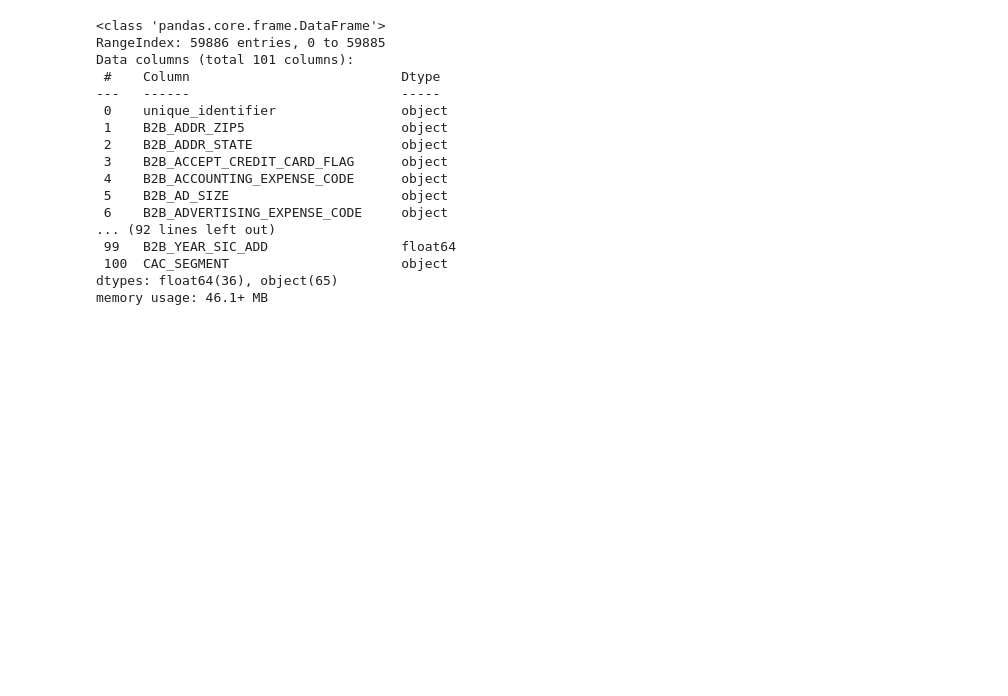
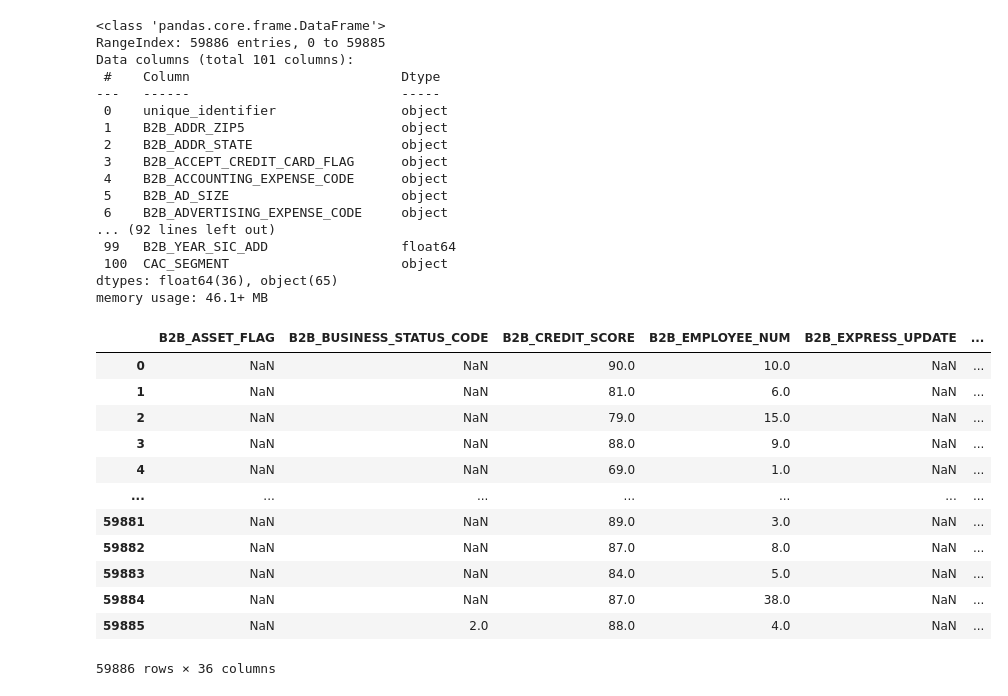
Before and after one commit to ritou344/Data-Project, a Jupyter notebook: Exploratory Data Analysis - Firmographic Dataset.ipynb, the cells around one changed output. Saved outputs shown, nothing was run; the diff lists cells and outputs as text; code cells hidden in the pictures; blank space fills up the shorter version.

```diff
--- a/Exploratory Data Analysis - Firmographic Dataset.ipynb
+++ b/Exploratory Data Analysis - Firmographic Dataset.ipynb
@@ -51,7 +58,7 @@ import seaborn as sns
 #import geopandas
 # %%
 # Import the orginal dataset
-df = pd.read_csv('Clean Data/firmographic_clean_20230314.csv', low_memory=False)
+df = pd.read_csv('Clean Data/firmographic_clean_20230314.csv', low_memory=False, dtype = {'B2B_ADDR_ZIP5':'str'})
 df = df.copy()
 # first 30 records
 df["B2B_ADDR_ZIP5"]=df["B2B_ADDR_ZIP5"].values.astype('str') #Seems that zipcode is wrong type, clean again!
@@ -136,3 +143,22 @@ Data columns (total 101 columns):
  100  CAC_SEGMENT                      object
 dtypes: float64(36), object(65)
 memory usage: 46.1+ MB
+# %%
+numerics = ['int16', 'int32', 'int64', 'float16', 'float32', 'float64']
+
+newdf = df.select_dtypes(include=numerics)
+newdf
+# %% [output]
+|  | B2B_ASSET_FLAG | B2B_BUSINESS_STATUS_CODE | B2B_CREDIT_SCORE | B2B_EMPLOYEE_NUM | B2B_EXPRESS_UPDATE | ... |
+| 0 | NaN | NaN | 90.0 | 10.0 | NaN | ... |
+| 1 | NaN | NaN | 81.0 | 6.0 | NaN | ... |
+| 2 | NaN | NaN | 79.0 | 15.0 | NaN | ... |
+| 3 | NaN | NaN | 88.0 | 9.0 | NaN | ... |
+| 4 | NaN | NaN | 69.0 | 1.0 | NaN | ... |
+| ... | ... | ... | ... | ... | ... | ... |
+| 59881 | NaN | NaN | 89.0 | 3.0 | NaN | ... |
+| 59882 | NaN | NaN | 87.0 | 8.0 | NaN | ... |
+| 59883 | NaN | NaN | 84.0 | 5.0 | NaN | ... |
+| 59884 | NaN | NaN | 87.0 | 38.0 | NaN | ... |
+| 59885 | NaN | 2.0 | 88.0 | 4.0 | NaN | ... |
+59886 rows × 36 columns
```
Also changed, not shown: parts of 2 cells of this notebook, 7 other files.
